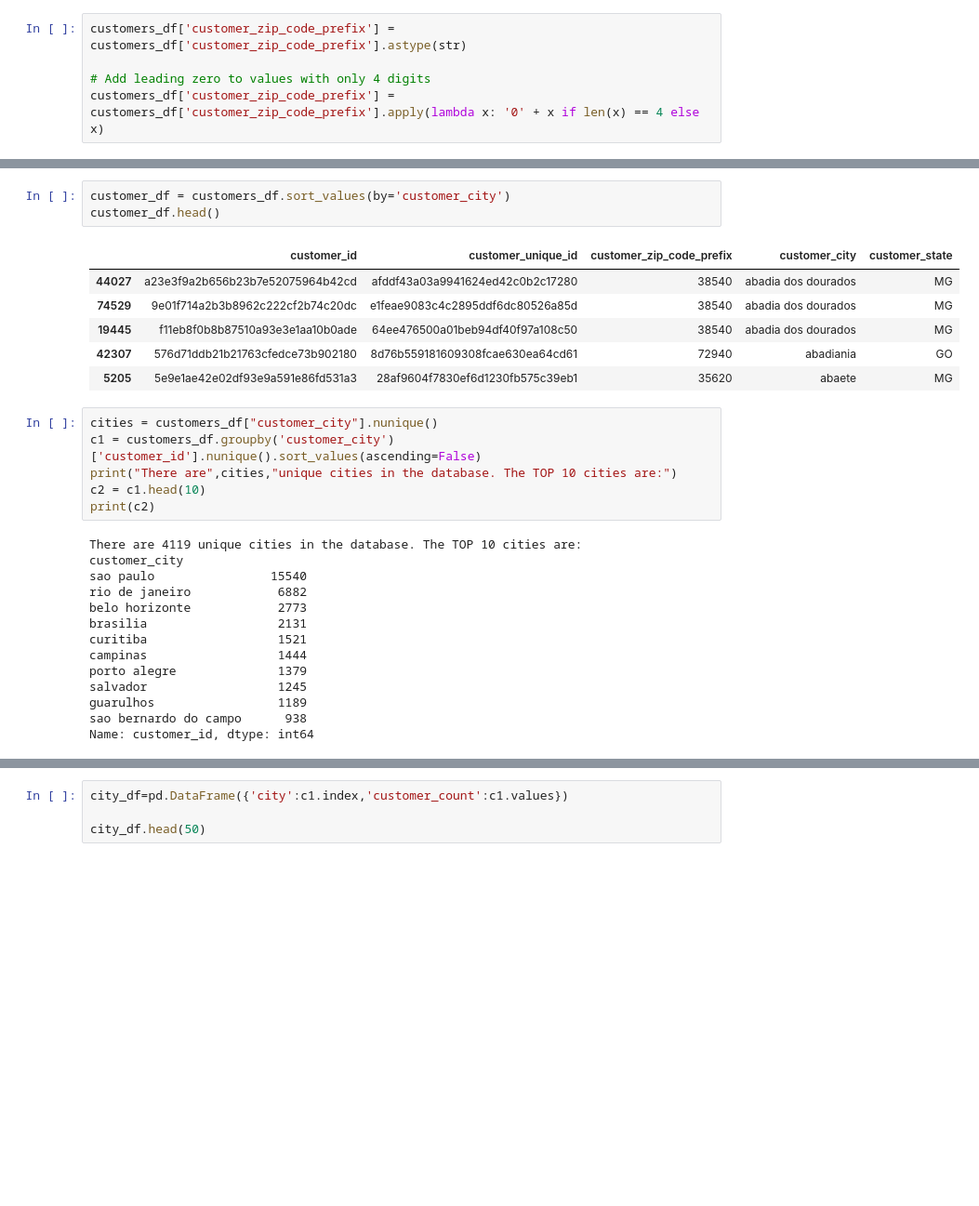
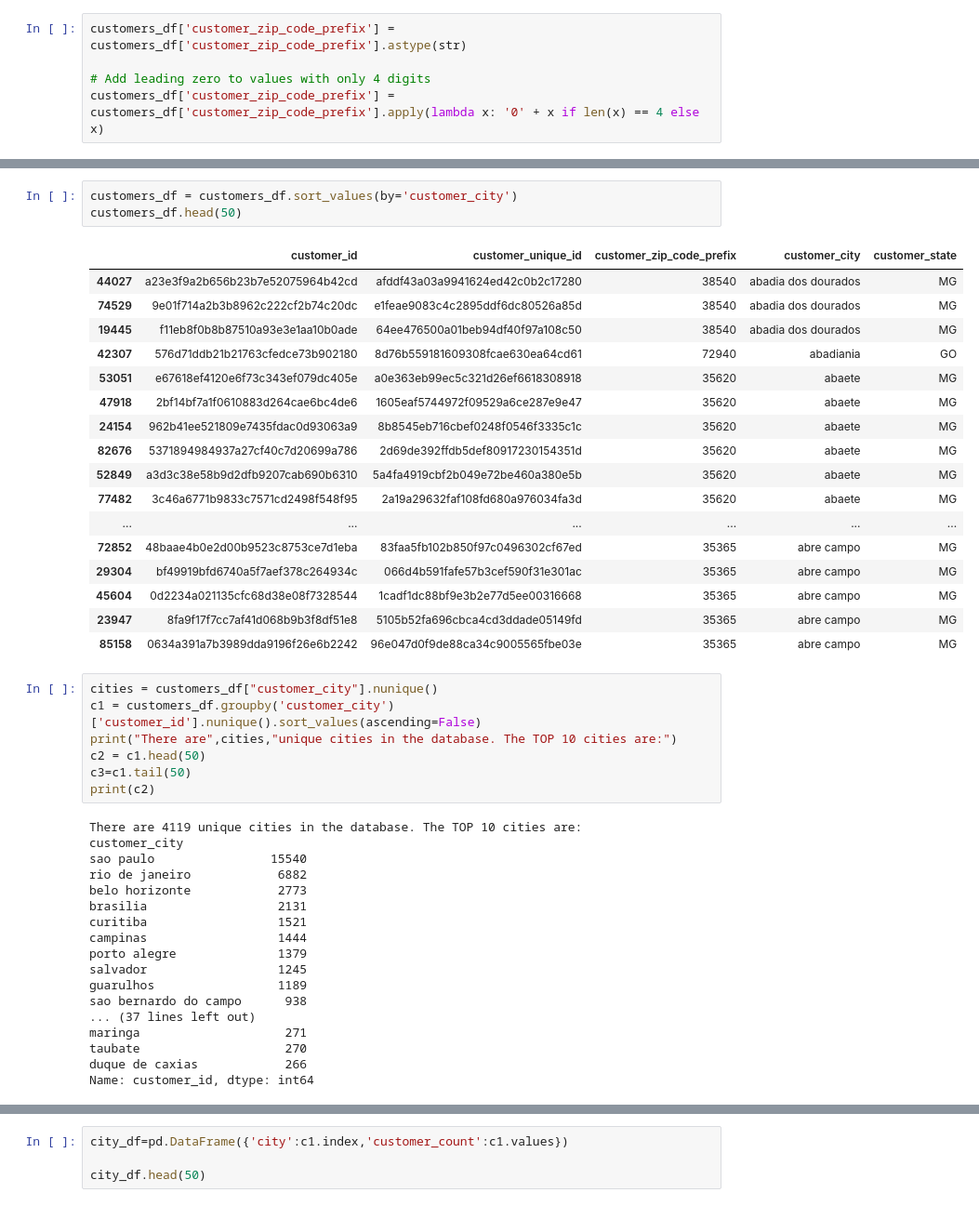
Before and after one commit to HassanHosain/tp_final_proj, a Jupyter notebook: customers.ipynb, the cells around one changed output, grey strips where cells are left out. Shown at 93% size. Saved outputs shown, nothing was run; the diff lists cells and outputs as text; blank space fills up the shorter version.

Commit message:
geolocation_df and customers_df final cleaning done and extracted csvs

```diff
--- a/customers.ipynb
+++ b/customers.ipynb
@@ -157,19 +180,31 @@ customers_df
 99441 rows × 5 columns
 # %%
-customer_df = customers_df.sort_values(by='customer_city')
-customer_df.head()
+customers_df = customers_df.sort_values(by='customer_city')
+customers_df.head(50)
 # %% [output]
 |  | customer_id | customer_unique_id | customer_zip_code_prefix | customer_city | customer_state |
 | 44027 | a23e3f9a2b656b23b7e52075964b42cd | afddf43a03a9941624ed42c0b2c17280 | 38540 | abadia dos dourados | MG |
 | 74529 | 9e01f714a2b3b8962c222cf2b74c20dc | e1feae9083c4c2895ddf6dc80526a85d | 38540 | abadia dos dourados | MG |
 | 19445 | f11eb8f0b8b87510a93e3e1aa10b0ade | 64ee476500a01beb94df40f97a108c50 | 38540 | abadia dos dourados | MG |
 | 42307 | 576d71ddb21b21763cfedce73b902180 | 8d76b559181609308fcae630ea64cd61 | 72940 | abadiania | GO |
-| 5205 | 5e9e1ae42e02df93e9a591e86fd531a3 | 28af9604f7830ef6d1230fb575c39eb1 | 35620 | abaete | MG |
+| 53051 | e67618ef4120e6f73c343ef079dc405e | a0e363eb99ec5c321d26ef6618308918 | 35620 | abaete | MG |
+| 47918 | 2bf14bf7a1f0610883d264cae6bc4de6 | 1605eaf5744972f09529a6ce287e9e47 | 35620 | abaete | MG |
+| 24154 | 962b41ee521809e7435fdac0d93063a9 | 8b8545eb716cbef0248f0546f3335c1c | 35620 | abaete | MG |
+| 82676 | 5371894984937a27cf40c7d20699a786 | 2d69de392ffdb5def80917230154351d | 35620 | abaete | MG |
+| 52849 | a3d3c38e58b9d2dfb9207cab690b6310 | 5a4fa4919cbf2b049e72be460a380e5b | 35620 | abaete | MG |
+| 77482 | 3c46a6771b9833c7571cd2498f548f95 | 2a19a29632faf108fd680a976034fa3d | 35620 | abaete | MG |
+| ... | ... | ... | ... | ... | ... |
+| 72852 | 48baae4b0e2d00b9523c8753ce7d1eba | 83faa5fb102b850f97c0496302cf67ed | 35365 | abre campo | MG |
+| 29304 | bf49919bfd6740a5f7aef378c264934c | 066d4b591fafe57b3cef590f31e301ac | 35365 | abre campo | MG |
+| 45604 | 0d2234a021135cfc68d38e08f7328544 | 1cadf1dc88bf9e3b2e77d5ee00316668 | 35365 | abre campo | MG |
+| 23947 | 8fa9f17f7cc7af41d068b9b3f8df51e8 | 5105b52fa696cbca4cd3ddade05149fd | 35365 | abre campo | MG |
+| 85158 | 0634a391a7b3989dda9196f26e6b2242 | 96e047d0f9de88ca34c9005565fbe03e | 35365 | abre campo | MG |
 # %%
 cities = customers_df["customer_city"].nunique()
 c1 = customers_df.groupby('customer_city')['customer_id'].nunique().sort_values(ascending=False)
 print("There are",cities,"unique cities in the database. The TOP 10 cities are:")
-c2 = c1.head(10)
+c2 = c1.head(50)
+c3=c1.tail(50)
 print(c2)
 # %% [output]
 There are 4119 unique cities in the database. The TOP 10 cities are:
@@ -184,4 +219,8 @@ porto alegre              1379
 salvador                  1245
 guarulhos                 1189
 sao bernardo do campo      938
+... (37 lines left out)
+maringa                    271
+taubate                    270
+duque de caxias            266
 Name: customer_id, dtype: int64
```
Also changed, not shown: parts of 8 cells of this notebook, 1 other file.
